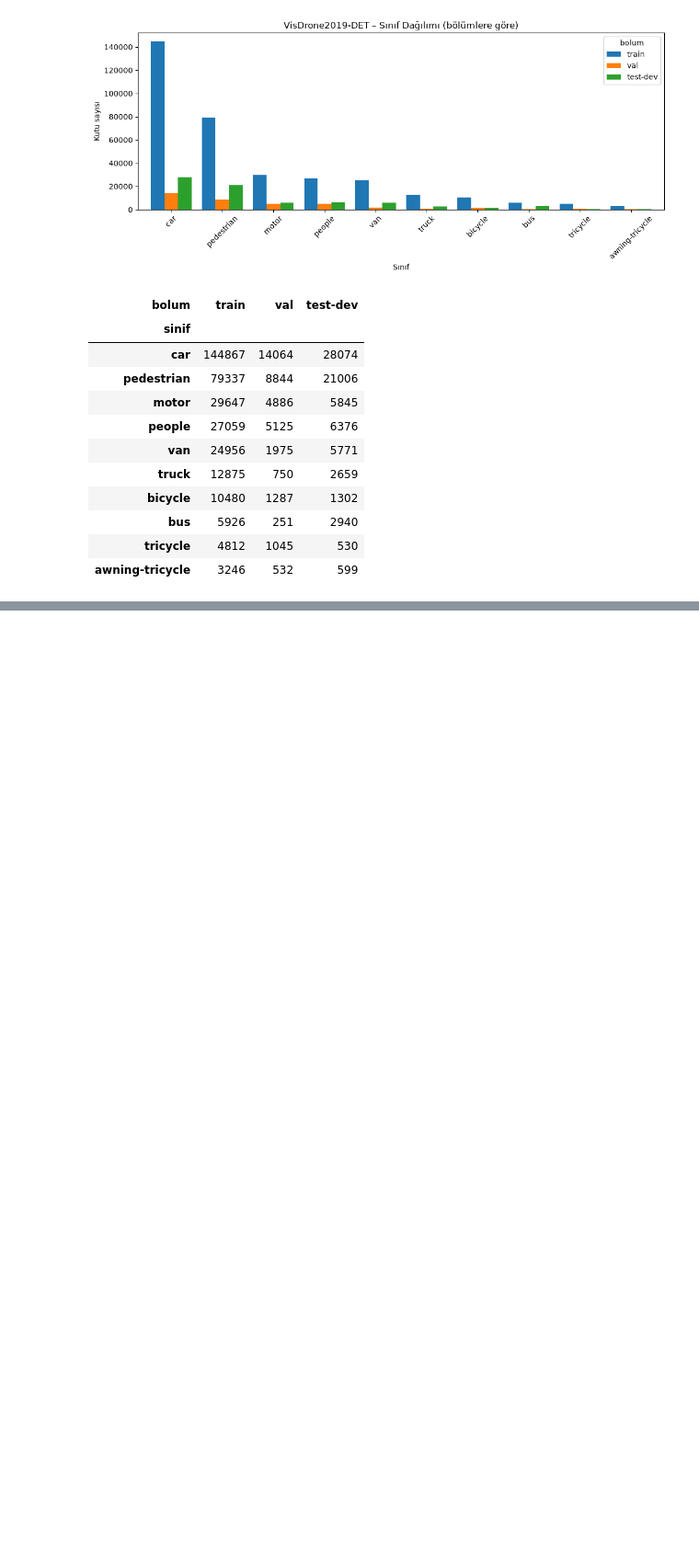
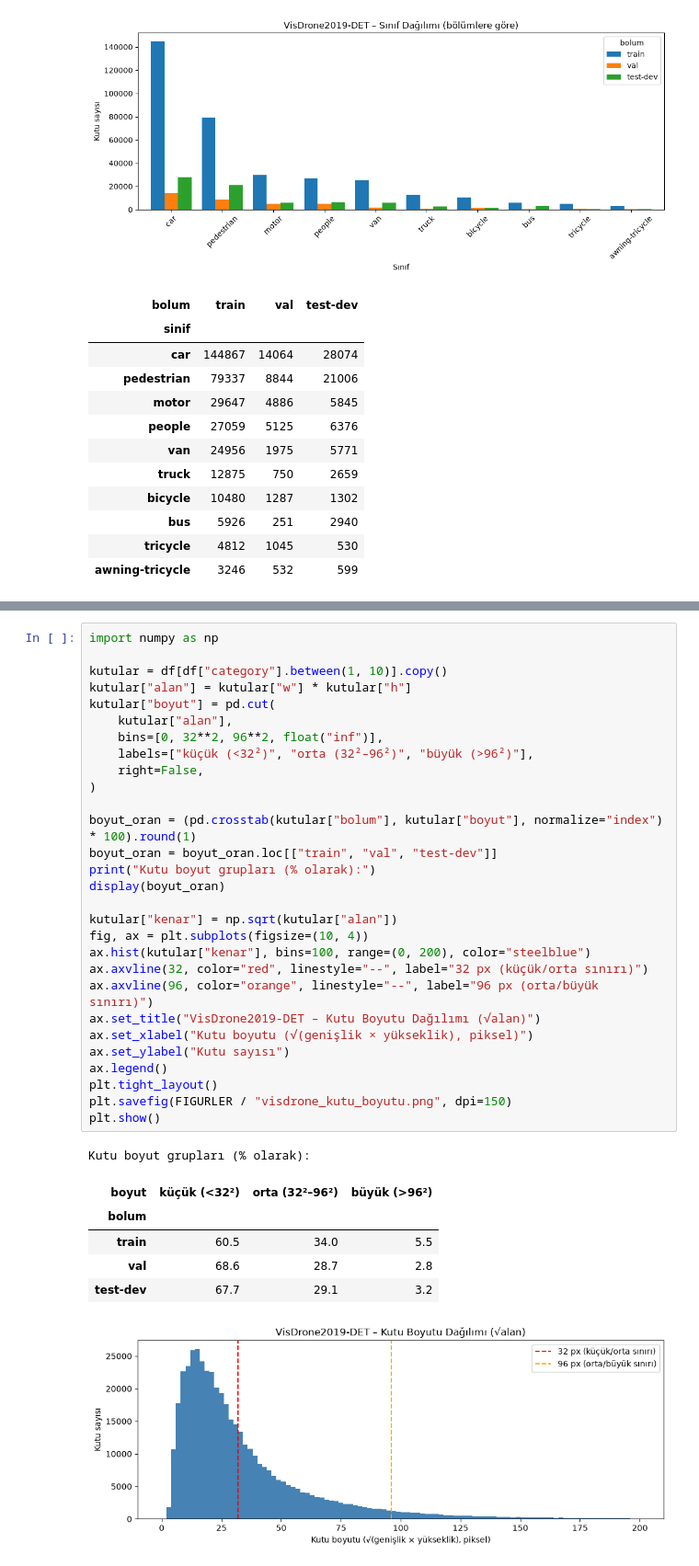
Before and after one commit to betul-Soyer/uyz_uav_object_detection, a Jupyter notebook: notebooks/01_visdrone_eda.ipynb, the cells around one changed output, grey strips where cells are left out. Shown at 92% size. Cells and saved outputs as stored; diff of their text form; blank space fills up the shorter version.

Commit message:
EDA: VisDrone görüntü özellikleri, kutu boyutları ve örnek etiketler eklendi

```diff
--- a/notebooks/01_visdrone_eda.ipynb
+++ b/notebooks/01_visdrone_eda.ipynb
@@ -96,0 +139,37 @@ dagilim
+# %%
+import numpy as np
+
+kutular = df[df["category"].between(1, 10)].copy()
+kutular["alan"] = kutular["w"] * kutular["h"]
+kutular["boyut"] = pd.cut(
+    kutular["alan"],
+    bins=[0, 32**2, 96**2, float("inf")],
+    labels=["küçük (<32²)", "orta (32²–96²)", "büyük (>96²)"],
+    right=False,
+)
+
+boyut_oran = (pd.crosstab(kutular["bolum"], kutular["boyut"], normalize="index") * 100).round(1)
+boyut_oran = boyut_oran.loc[["train", "val", "test-dev"]]
+print("Kutu boyut grupları (% olarak):")
+display(boyut_oran)
+
+kutular["kenar"] = np.sqrt(kutular["alan"])
+fig, ax = plt.subplots(figsize=(10, 4))
+ax.hist(kutular["kenar"], bins=100, range=(0, 200), color="steelblue")
+ax.axvline(32, color="red", linestyle="--", label="32 px (küçük/orta sınırı)")
+ax.axvline(96, color="orange", linestyle="--", label="96 px (orta/büyük sınırı)")
+ax.set_title("VisDrone2019-DET – Kutu Boyutu Dağılımı (√alan)")
+ax.set_xlabel("Kutu boyutu (√(genişlik × yükseklik), piksel)")
+ax.set_ylabel("Kutu sayısı")
+ax.legend()
+plt.tight_layout()
+plt.savefig(FIGURLER / "visdrone_kutu_boyutu.png", dpi=150)
+plt.show()
+# %% [output]
+Kutu boyut grupları (% olarak):
+| boyut | küçük (<32²) | orta (32²–96²) | büyük (>96²) |
+| bolum |  |  |  |
+| train | 60.5 | 34.0 | 5.5 |
+| val | 68.6 | 28.7 | 2.8 |
+| test-dev | 67.7 | 29.1 | 3.2 |
+[figure, added]
```
Also changed, not shown: parts of 4 cells of this notebook, 2 other files.
